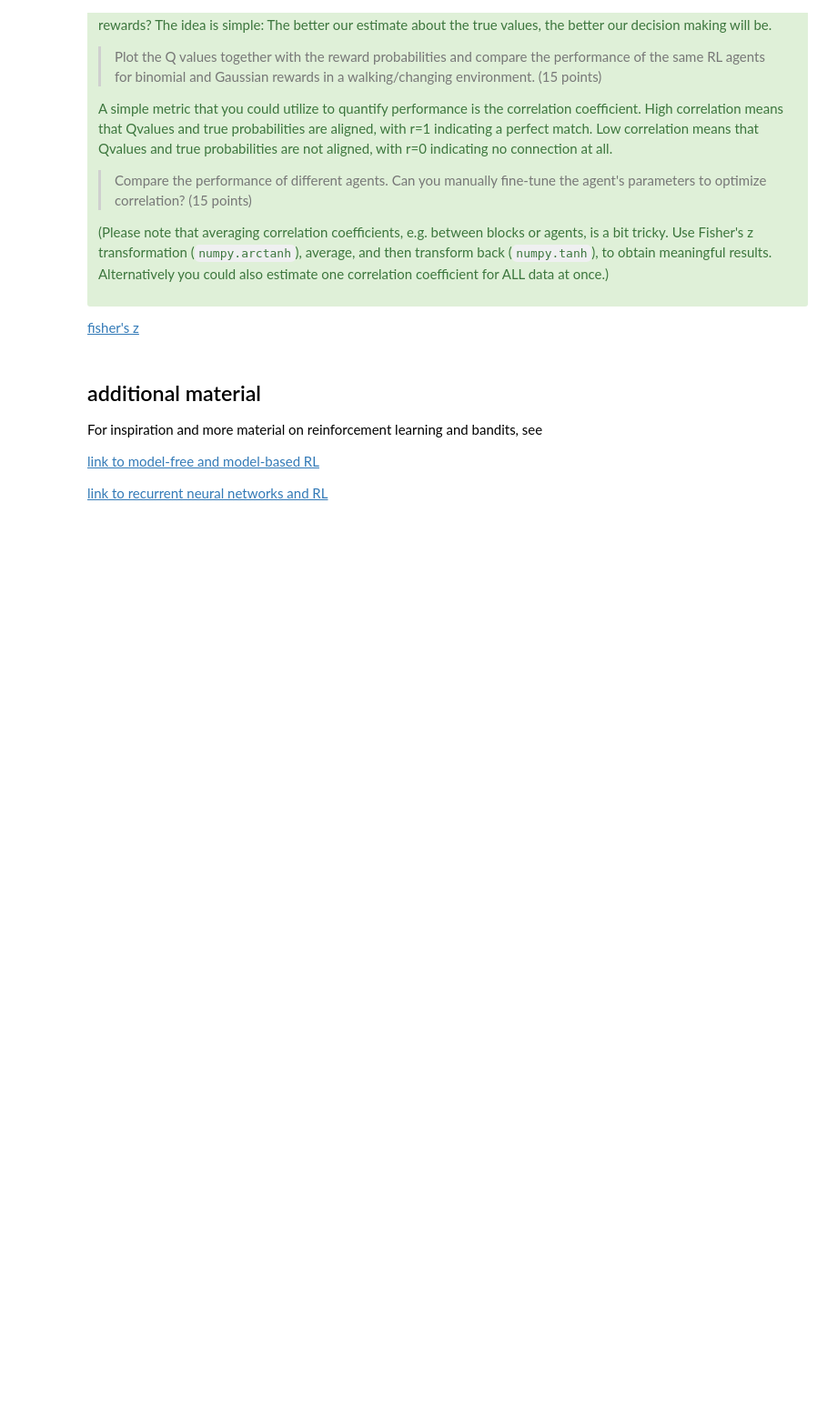
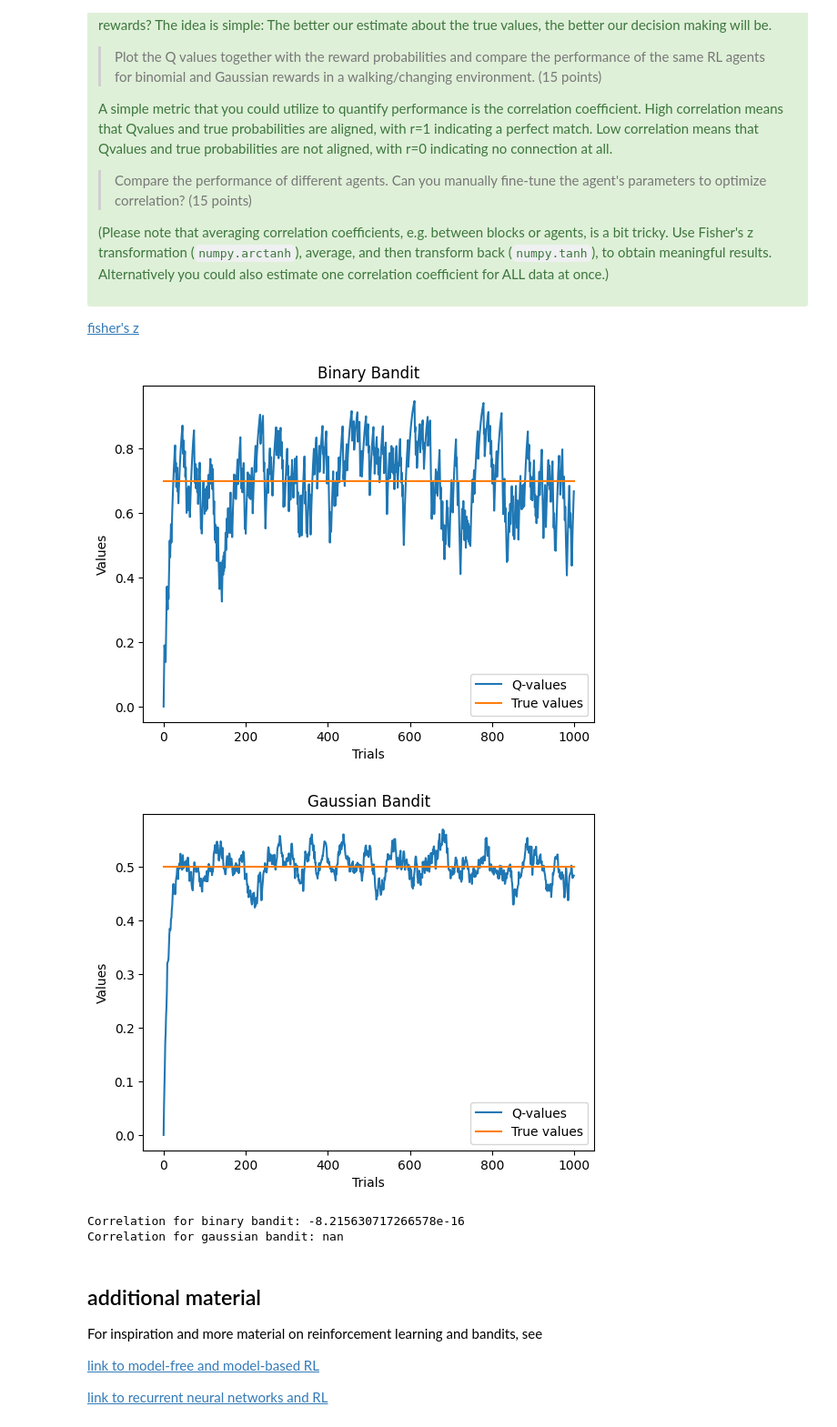
Before and after one commit to LuisKleinwort/CognitiveModellingAssignment2, a Jupyter notebook: CogMod24_bandit_solution.ipynb, the cells around one changed output. Shown at 91% size. Saved outputs shown, nothing was run; the diff lists cells and outputs as text; code cells hidden in the pictures; blank space fills up the shorter version.

Commit message:
work on plots

```diff
--- a/CogMod24_bandit_solution.ipynb
+++ b/CogMod24_bandit_solution.ipynb
@@ -830,6 +863,59 @@ A simple metric that you could utilize to quantify performance is the correlatio
 </div>
 
 [fisher's z](https://en.wikipedia.org/wiki/Fisher_transformation)<br>
+# %%
+import numpy as np
+import matplotlib.pyplot as plt
+
+def draw_from_binary_bandit(n_trials, prob):
+    return np.random.binomial(1, prob, size=n_trials)
+
+def draw_from_gaussian_bandit(n_trials, mean, std):
+    return np.random.normal(mean, std, size=n_trials)
+
+def Q_learning(n_trials, rewards, alpha):
+    Q_values = np.zeros(n_trials)
+    for t in range(1, n_trials):
+        Q_values[t] = Q_values[t-1] + alpha * (rewards[t] - Q_values[t-1])
+    return Q_values
+
+def plot_results(Q_values, true_values, title):
+    plt.plot(Q_values, label='Q-values')
+    plt.plot(true_values, label='True values')
+    plt.xlabel('Trials')
+    plt.ylabel('Values')
+    plt.title(title)
+    plt.legend()
+    plt.show()
+
+n_trials = 1000
+alpha = 0.1
+
+# Binary bandit:
+binary_prob = 0.7
+binary_rewards = draw_from_binary_bandit(n_trials, binary_prob)
+Q_binary = Q_learning(n_trials, binary_rewards, alpha)
+true_binary_values = np.ones(n_trials) * binary_prob
+plot_results(Q_binary, true_binary_values, 'Binary Bandit')
+
+# Gaussian bandit:
+gaussian_mean = 0.5
+gaussian_std = 0.1
+gaussian_rewards = draw_from_gaussian_bandit(n_trials, gaussian_mean, gaussian_std)
+Q_gaussian = Q_learning(n_trials, gaussian_rewards, alpha)
+true_gaussian_values = np.ones(n_trials) * gaussian_mean
+plot_results(Q_gaussian, true_gaussian_values, 'Gaussian Bandit')
+
+# Correlation:
+corr_binary = np.corrcoef(Q_binary, true_binary_values)[0, 1]
+corr_gaussian = np.corrcoef(Q_gaussian, true_gaussian_values)[0, 1]
+print(f'Correlation for binary bandit: {corr_binary}')
+print(f'Correlation for gaussian bandit: {corr_gaussian}')
+# %% [output]
+[figure, added]
+[figure, added]
+Correlation for binary bandit: -8.215630717266578e-16
+Correlation for gaussian bandit: nan
 # %% [markdown]
 ## additional material
 
```
Also changed, not shown: parts of 11 cells of this notebook.
